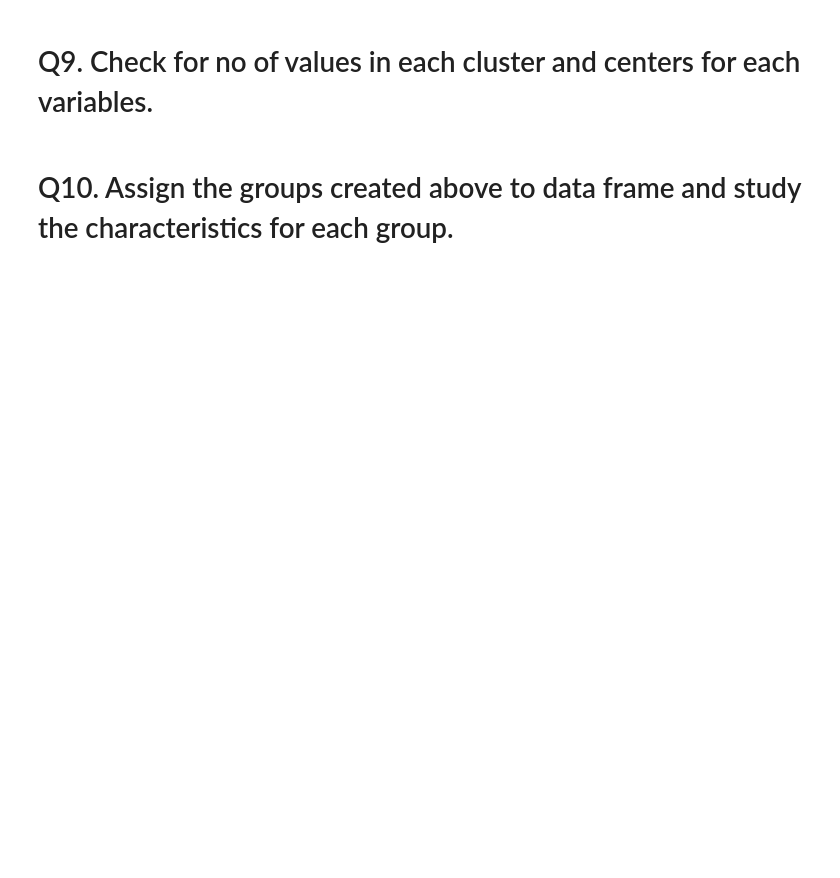
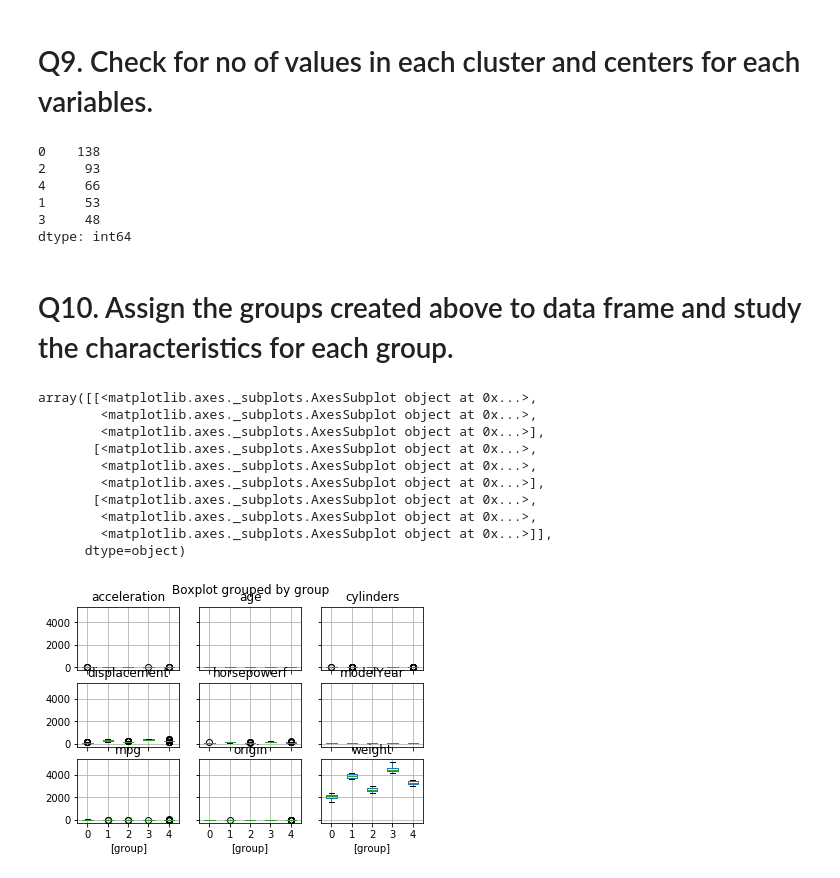
Before and after one commit to GreatLearningAIML1/chennai-aug-batch-senthilvelavan, a Jupyter notebook: Residency4-External/R4_External_Clustering.ipynb, the cells around one changed output. Cells and saved outputs as stored; diff of their text form; code cells hidden in the pictures; blank space fills up the shorter version.

```diff
--- a/Residency4-External/R4_External_Clustering.ipynb
+++ b/Residency4-External/R4_External_Clustering.ipynb
@@ -213,2 +322,13 @@ Name: age, dtype: int64
 # %% [markdown]
 # Q8. Identify the appropriate clusters with result from above question
+# %%
+from sklearn.cluster import KMeans
+cluster_errors = []
+k=5
+kmc = KMeans(n_clusters=k,random_state=1)
+kmc.fit(X,Y)
+print(kmc.cluster_centers_)
+##print(kmc.inertia_)
+##print(kmc.labels_)
+##cluster_errors.append(kmc.inertia_)
+##plt.plot(clusters,cluster_errors)
@@ -215,7 +346,33 @@ Name: age, dtype: int64
 # %% [markdown]
 # Q9. Check for no of values in each cluster and centers for each variables.
+# %%
+pd.Series(kmc.labels_).value_counts()
+# %% [output]
+0    138
+2     93
+4     66
+1     53
+3     48
+dtype: int64
 # %% [markdown]
 # Q10. Assign the groups created above to data frame and study the characteristics  for each group.
+# %%
+cars_df['group'] = kmc.predict(X)
+cars_df.head()
+# %%
+cars_df.boxplot(by='group')
+# %% [output]
+array([[<matplotlib.axes._subplots.AxesSubplot object at 0x...>,
+        <matplotlib.axes._subplots.AxesSubplot object at 0x...>,
+        <matplotlib.axes._subplots.AxesSubplot object at 0x...>],
+       [<matplotlib.axes._subplots.AxesSubplot object at 0x...>,
+        <matplotlib.axes._subplots.AxesSubplot object at 0x...>,
+        <matplotlib.axes._subplots.AxesSubplot object at 0x...>],
+       [<matplotlib.axes._subplots.AxesSubplot object at 0x...>,
+        <matplotlib.axes._subplots.AxesSubplot object at 0x...>,
+        <matplotlib.axes._subplots.AxesSubplot object at 0x...>]],
+      dtype=object)
+[figure, added]
 # %%
 # Export the data into csv for any further analysis
 
```
Also changed, not shown: parts of 9 cells of this notebook.
